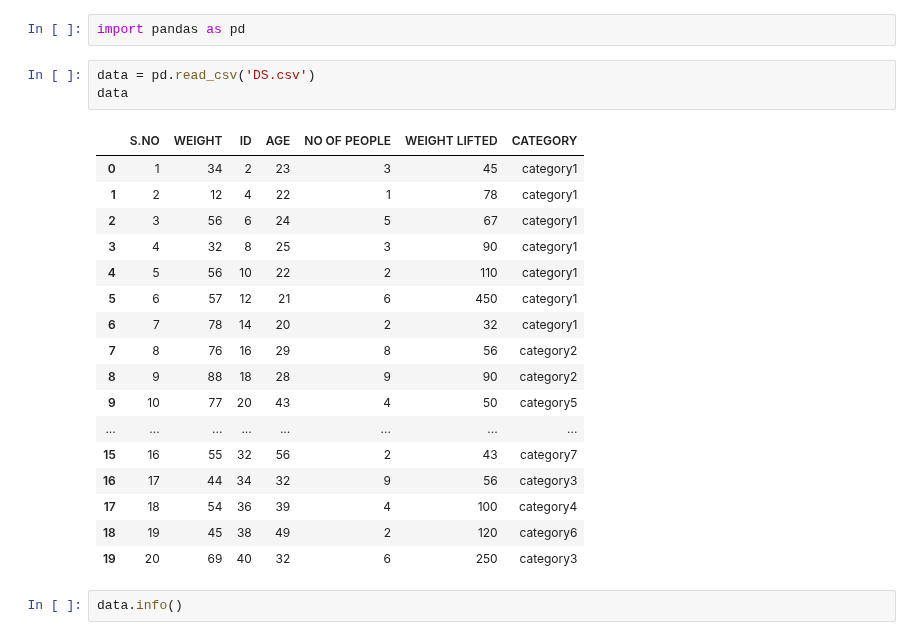
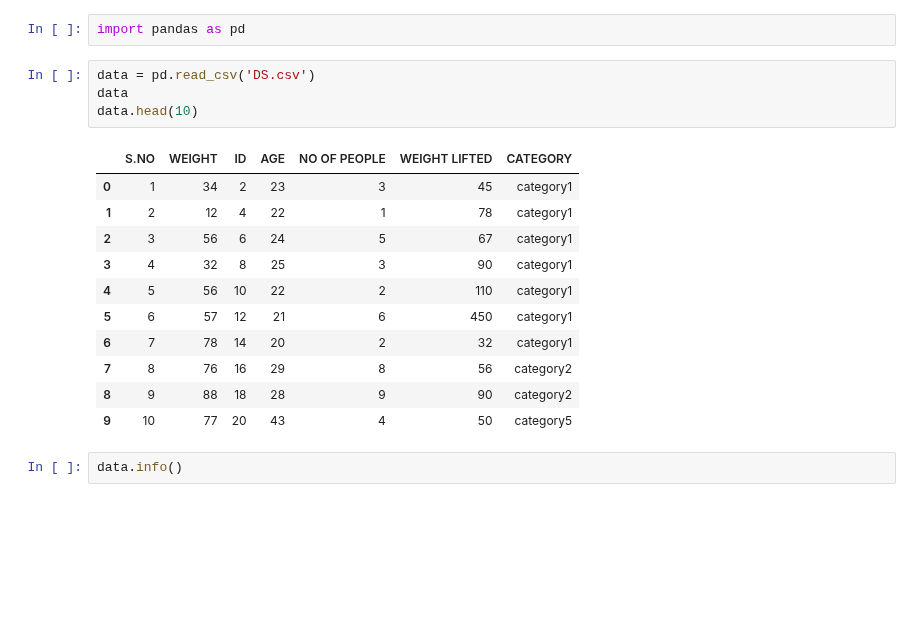
Before and after one commit to SANYAM1996/scatter-plotter, a Jupyter notebook: DS_1.ipynb, the cells around one changed output. Drawn from its saved outputs; the diff is of its cells as text; blank space fills up the shorter version.

Commit message:
analysing data with panda

```diff
--- a/DS_1.ipynb
+++ b/DS_1.ipynb
@@ -11,24 +11,19 @@ import pandas as pd
 # %%
 data = pd.read_csv('DS.csv')
 data
+data.head(10)
 # %% [output]
 |  | S.NO | WEIGHT | ID | AGE | NO OF PEOPLE | WEIGHT LIFTED | CATEGORY |
 | 0 | 1 | 34 | 2 | 23 | 3 | 45 | category1 |
 | 1 | 2 | 12 | 4 | 22 | 1 | 78 | category1 |
 | 2 | 3 | 56 | 6 | 24 | 5 | 67 | category1 |
 | 3 | 4 | 32 | 8 | 25 | 3 | 90 | category1 |
 | 4 | 5 | 56 | 10 | 22 | 2 | 110 | category1 |
 | 5 | 6 | 57 | 12 | 21 | 6 | 450 | category1 |
 | 6 | 7 | 78 | 14 | 20 | 2 | 32 | category1 |
 | 7 | 8 | 76 | 16 | 29 | 8 | 56 | category2 |
 | 8 | 9 | 88 | 18 | 28 | 9 | 90 | category2 |
 | 9 | 10 | 77 | 20 | 43 | 4 | 50 | category5 |
-| ... | ... | ... | ... | ... | ... | ... | ... |
-| 15 | 16 | 55 | 32 | 56 | 2 | 43 | category7 |
-| 16 | 17 | 44 | 34 | 32 | 9 | 56 | category3 |
-| 17 | 18 | 54 | 36 | 39 | 4 | 100 | category4 |
-| 18 | 19 | 45 | 38 | 49 | 2 | 120 | category6 |
-| 19 | 20 | 69 | 40 | 32 | 6 | 250 | category3 |
 # %%
 data.info()
 # %% [output]
```
Also changed, not shown: parts of 17 cells of this notebook.
